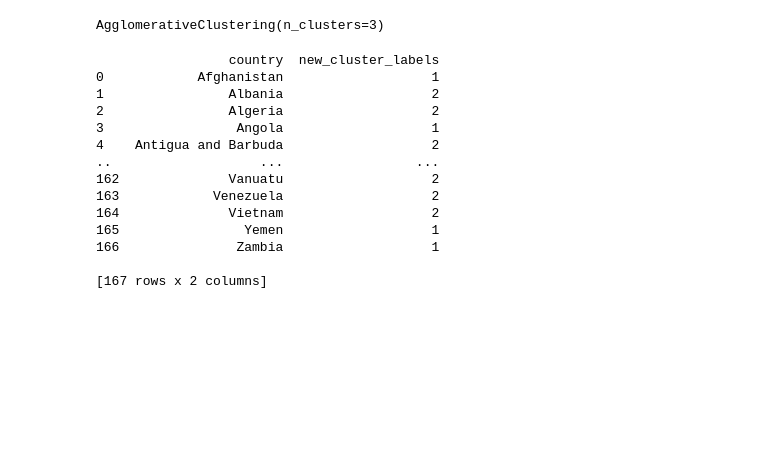
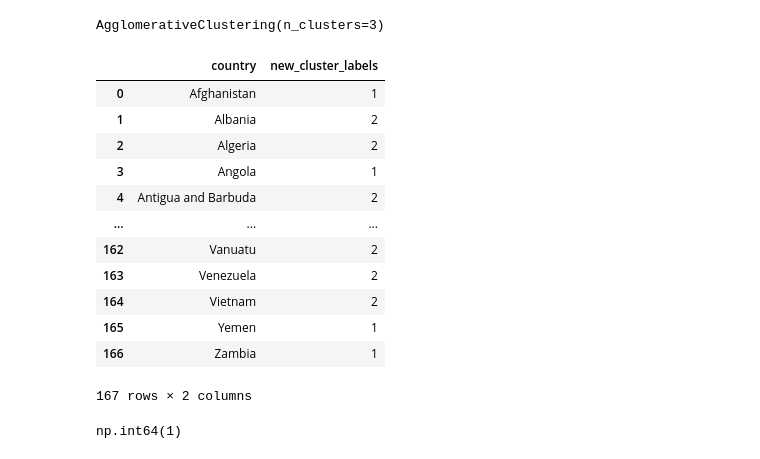
Before and after one commit to Mubin-A-Kader/Country-aid-clustering-, a Jupyter notebook: NGO_ScalerCountry_Analysis.ipynb, the cells around one changed output. Drawn from its saved outputs; the diff is of its cells as text; code cells hidden in the pictures; blank space fills up the shorter version.

```diff
--- a/NGO_ScalerCountry_Analysis.ipynb
+++ b/NGO_ScalerCountry_Analysis.ipynb
@@ -346,7 +336,8 @@ df_processed = preprocessor.fit_transform(df)
 # Convert the processed data back to a DataFrame (optional but recommended for better readability and analysis)
 feature_names = numerical_features + list(preprocessor.named_transformers_['cat'].get_feature_names_out(categorical_features))
 df_processed = pd.DataFrame(df_processed, columns=feature_names)
-
+with open('preprocessor.pkl', 'wb') as f:
+    pickle.dump(preprocessor, f)
 # Feature Engineering
 
 # 1. Indicators
@@ -532,23 +483,22 @@ with open('hierarchical_model.pkl', 'rb') as f:
 # %%
 new_predictions = model.fit_predict(df_processed)
 
 # Add predictions to the original DataFrame (df)
 df['new_cluster_labels'] = new_predictions
 
 # Print or visualize the results
-print(df[['country', 'new_cluster_labels']])
+df[['country', 'new_cluster_labels']]
 # %% [output]
+|  | country | new_cluster_labels |
+| 0 | Afghanistan | 1 |
+| 1 | Albania | 2 |
+| 2 | Algeria | 2 |
+| 3 | Angola | 1 |
+| 4 | Antigua and Barbuda | 2 |
+| ... | ... | ... |
+| 162 | Vanuatu | 2 |
+| 163 | Venezuela | 2 |
+| 164 | Vietnam | 2 |
+| 165 | Yemen | 1 |
+| 166 | Zambia | 1 |
-                 country  new_cluster_labels
-0            Afghanistan                   1
-1                Albania                   2
-2                Algeria                   2
-3                 Angola                   1
-4    Antigua and Barbuda                   2
-..                   ...                 ...
-162              Vanuatu                   2
-163            Venezuela                   2
-164              Vietnam                   2
-165                Yemen                   1
-166               Zambia                   1
-
-[167 rows x 2 columns]
+167 rows × 2 columns
@@ -554,0 +507,47 @@ print(df[['country', 'new_cluster_labels']])
+# %%
+
+new_country_data = pd.DataFrame({
+    'country': ['NewCountry'],
+    'child_mort': [120],  # Example value, replace with actual data
+    'exports': [30],
+    'health': [5],
+    'imports': [40],
+    'income': [1300],
+    'inflation': [5],
+    'life_expec': [65],
+    'total_fer': [2.5],
+    'gdpp': [10000]
+})
+
+# Concatenate with original data (assuming df is defined from the previous code)
+
+# Load preprocessor
+import pickle
+with open('preprocessor.pkl', 'rb') as f:
+    preprocessor = pickle.load(f)
+
+clustered_df = pd.read_pickle("clustered_data.pkl")
+
+# Preprocess new data using the loaded preprocessor
+new_country_processed = preprocessor.transform(new_country_data)
+
+numerical_features = ['child_mort', 'exports', 'health', 'imports', 'income', 'inflation', 'life_expec', 'total_fer', 'gdpp']
+categorical_features = ['country']
+feature_names = numerical_features + list(preprocessor.named_transformers_['cat'].get_feature_names_out(categorical_features))
+new_country_processed = pd.DataFrame(new_country_processed, columns=feature_names)
+new_country_processed = pd.concat([new_country_processed,clustered_df])
+# Load the hierarchical clustering model
+with open('hierarchical_model.pkl', 'rb') as f:
+    hierarchical_model = pickle.load(f)
+
+
+# Drop the same columns that were dropped for training
+columns_to_drop = ['country','High_Child_Mortality','Export_Import_Ratio']
+new_country_processed = new_country_processed.drop(columns=columns_to_drop, errors='ignore')
+
+# Make predictions
+new_country_cluster = hierarchical_model.fit_predict(new_country_processed)
+
+new_country_cluster[0]
+# %% [output]
+np.int64(1)
```
Also changed, not shown: parts of 11 cells of this notebook.
